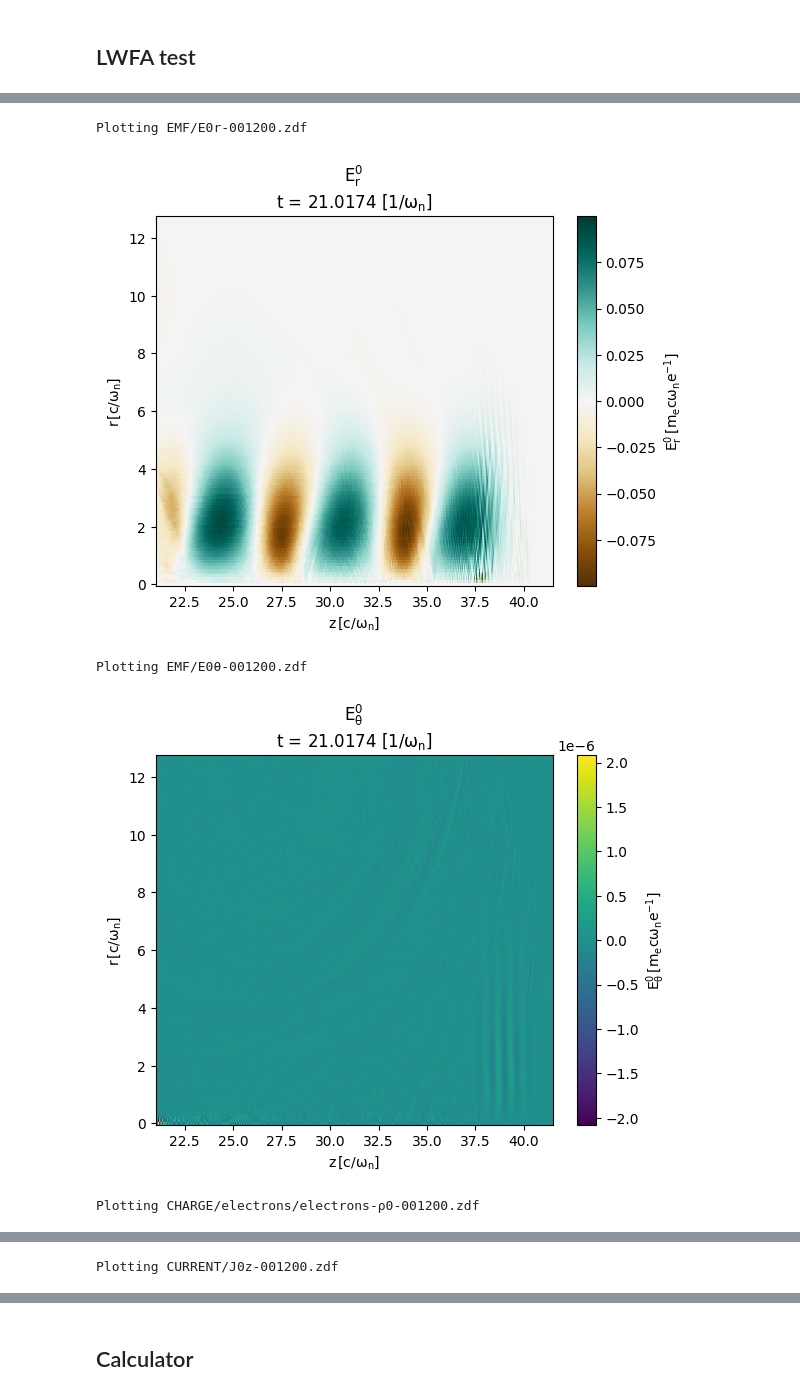
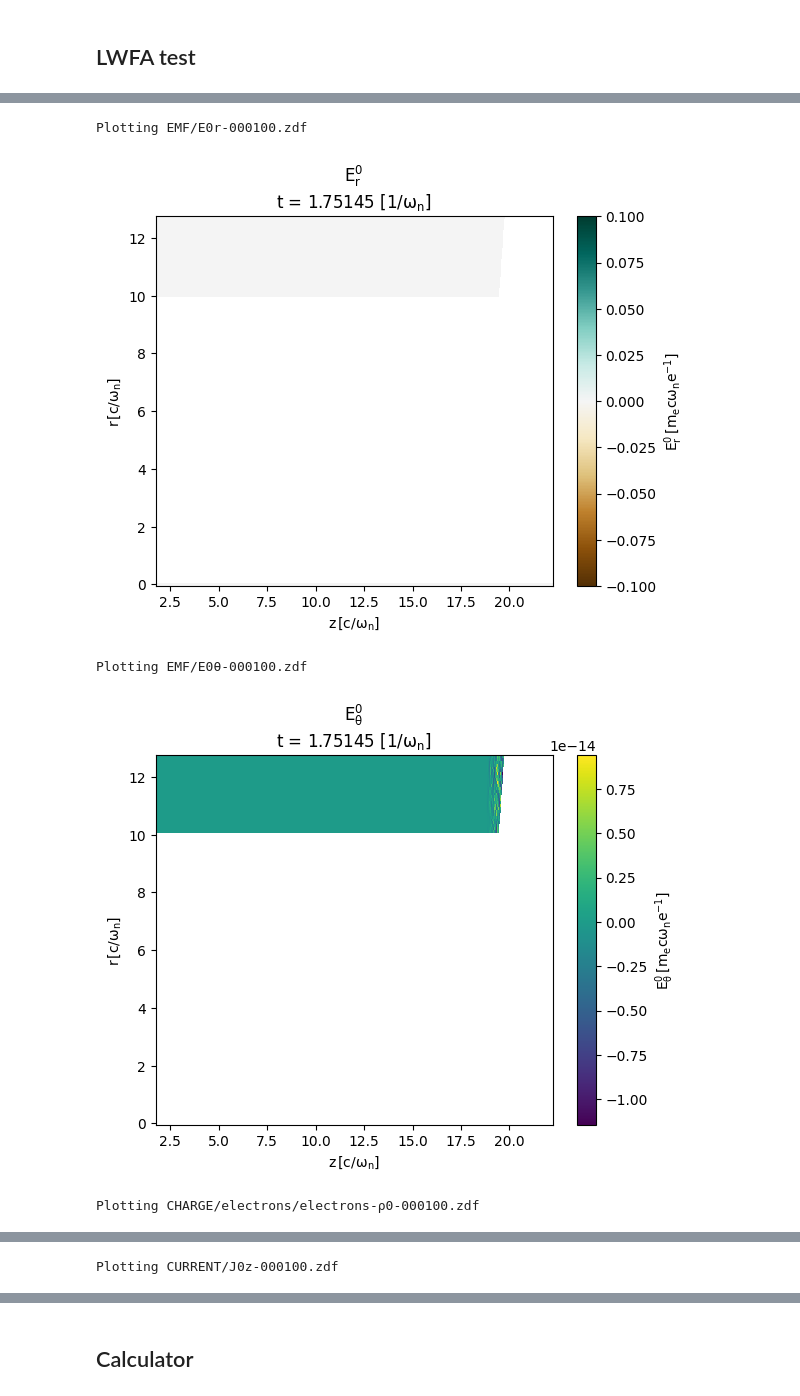
Before and after one commit to ricardo-fonseca/zpic-parallel, a Jupyter notebook: openmp/q3d/Debug-q3d.ipynb, the cells around one changed output, grey strips where cells are left out. Cells and saved outputs as stored; diff of their text form; code cells hidden in the pictures.

```diff
--- a/openmp/q3d/Debug-q3d.ipynb
+++ b/openmp/q3d/Debug-q3d.ipynb
@@ -214,7 +210,7 @@ visxd.complex_grid2d(fname("B1θ", iter), part = 'imag' )
 # %%
 import visxd
 
-iter = 1200
+iter = 100
 
 visxd.plot_data("EMF/E0z", iter, vsim = True, cmap = "BrBG" )
 visxd.plot_data("EMF/E0r", iter, vsim = True, cmap = "BrBG" )
@@ -231,5 +227,5 @@ Plotting EMF/E0z-001200.zdf
-Plotting EMF/E0r-001200.zdf
+Plotting EMF/E0r-000100.zdf
-[figure, old version]
+[figure, new version]
-Plotting EMF/E0θ-001200.zdf
+Plotting EMF/E0θ-000100.zdf
-[figure, old version]
+[figure, new version]
-Plotting CHARGE/electrons/electrons-ρ0-001200.zdf
+Plotting CHARGE/electrons/electrons-ρ0-000100.zdf
@@ -237 +233 @@ Plotting CHARGE/electrons/electrons-ρ0-001200.zdf
-Plotting CURRENT/J0z-001200.zdf
+Plotting CURRENT/J0z-000100.zdf
```
Also changed, not shown: parts of 3 cells of this notebook, 16 other files.
